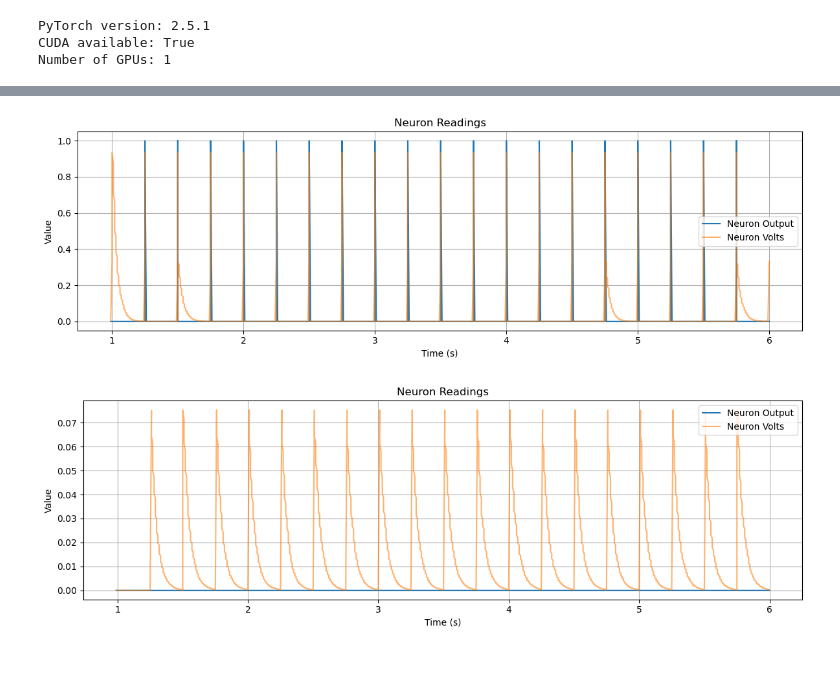
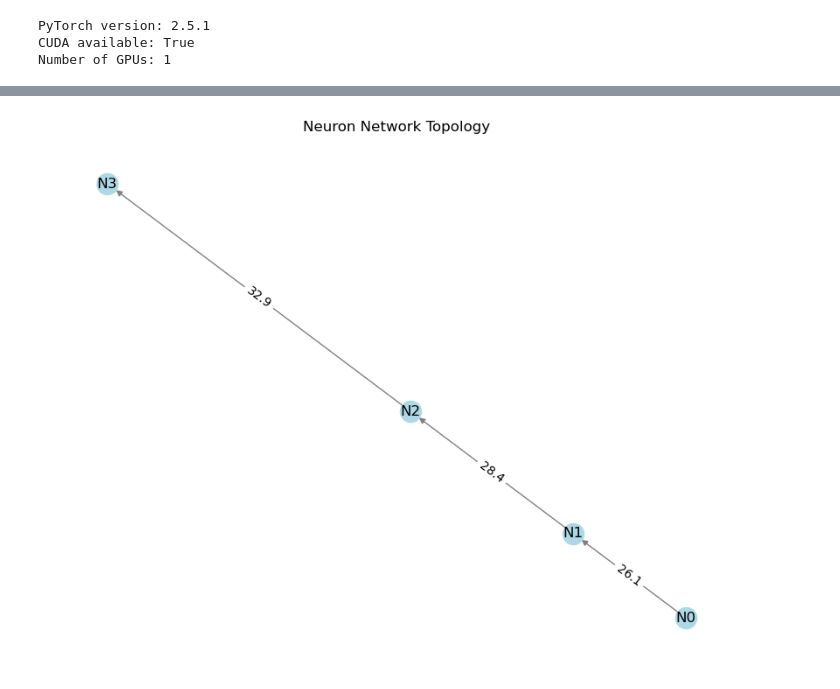
Before and after one commit to bhargavCSSE/neuron-simulations, a Jupyter notebook: runbook.ipynb, the cells around one changed output, grey strips where cells are left out. Cells and saved outputs as stored; diff of their text form; code cells hidden in the pictures; blank space fills up the shorter version.

Commit message:
Vectorized LIF neuron group

```diff
--- a/runbook.ipynb
+++ b/runbook.ipynb
@@ -28 +204,30 @@ class Synapse:
+# %%
+# Define the network
+neurons = []
+
+for i in range(4):
+    if i == 0:
+        neuron = LIFNeuron(
+            v_rest=0.0,
+            v_thresh=1.0,
+            v_reset=0.0,
+            tau=15.0,
+            device=device)
+    else:
+        neuron = LIFNeuron(
+            v_rest=0.0,
+            v_thresh=random.uniform(0.8, 1.2),
+            v_reset=0.0,
+            tau=50.0,
+            r=1.0,
+            device=device
+        )
+
+    neurons.append(neuron)
+
+synapses = create_one_to_one_synapses(neurons, weight=30.0)
+
+visualize_network(neurons, synapses)
+# %% [output]
+[figure, added]
 # %%
@@ -73,35 +274,3 @@ except Exception as e:
 
 finally:
     timer.stop()
-# %%
-plt.figure(figsize=(12, 4))
-
-# plt.plot(timestamp, spike_train, label='spikes')
-plt.plot(timestamp, neuron_output_1, label='Neuron Output')
-plt.plot(timestamp, neuron_v_1, label='Neuron Volts', alpha=0.6)
-
-plt.xlabel("Time (s)")
-plt.ylabel("Value")
-plt.title("Neuron Readings")
-plt.grid(True)
-plt.legend()
-plt.tight_layout()
-plt.show()
-# %% [output]
-[figure, removed]
-# %%
-plt.figure(figsize=(12, 4))
-
-# plt.plot(timestamp, spike_train, label='spikes')
-plt.plot(timestamp, neuron_output_2, label='Neuron Output')
-plt.plot(timestamp, neuron_v_2, label='Neuron Volts', alpha=0.6)
-
-plt.xlabel("Time (s)")
-plt.ylabel("Value")
-plt.title("Neuron Readings")
-plt.grid(True)
-plt.legend()
-plt.tight_layout()
-plt.show()
-# %% [output]
-[figure, removed]
```
Also changed, not shown: parts of 7 cells of this notebook, 2 other files.
